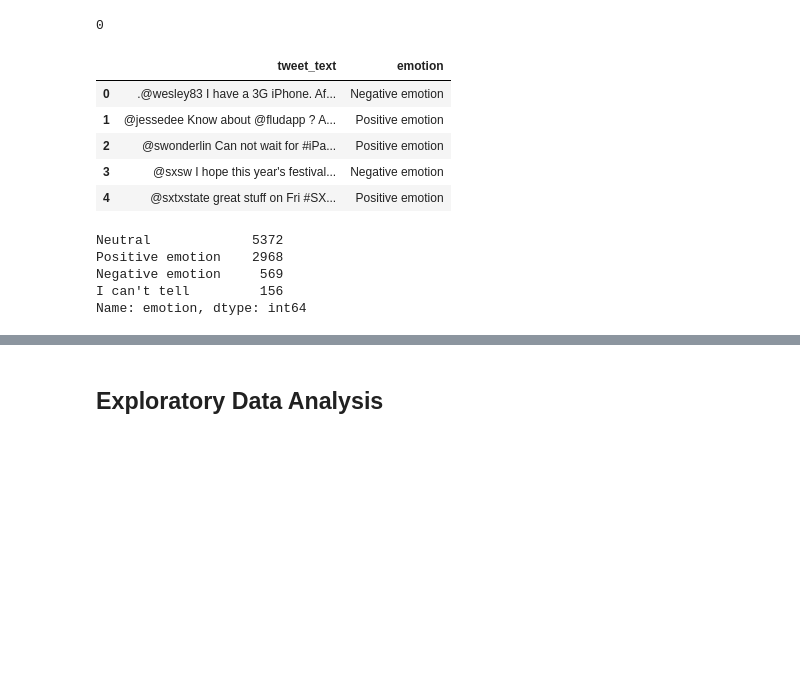
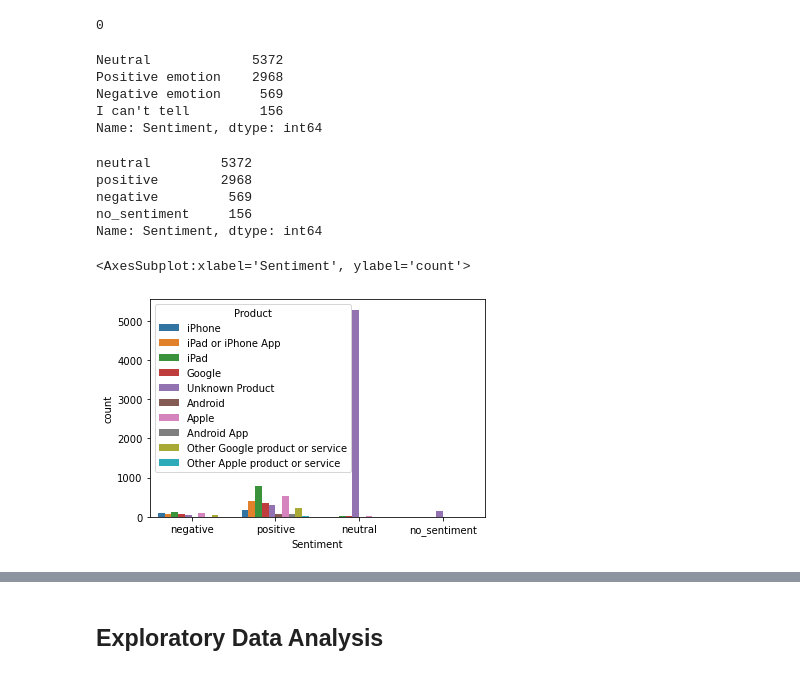
Before and after one commit to jgatharia/Phase_4_Project_, a Jupyter notebook: ruth.ipynb, the cells around one changed output, grey strips where cells are left out. Cells and saved outputs as stored; diff of their text form; code cells hidden in the pictures; blank space fills up the shorter version.

```diff
--- a/ruth.ipynb
+++ b/ruth.ipynb
@@ -123,17 +135,14 @@ data['tweet_text'].duplicated().sum()
 # %% [output]
 0
-# %%
-# Renaming column and 'No emotion toward a brand or product' category
-# Renaming'is_there_an_emotion_directed_at_a_brand_or_product'column to emotion to make it easy to work with
-
-data.rename(columns={'is_there_an_emotion_directed_at_a_brand_or_product': 'emotion'}, inplace=True)
+# %%
+# Renaming 'No emotion toward a brand or product' as neutral for easy analysis
+data['Sentiment'] = data['Sentiment'].replace({'No emotion toward brand or product': 'Neutral'})
 # %%
-# Previewing the first five rows to check if the column has been renamed.
-data.head()
+# Checking to see if the row has been renamed
+data.Sentiment.value_counts()
 # %% [output]
-|  | tweet_text | emotion |
-| 0 | .@wesley83 I have a 3G iPhone. Af... | Negative emotion |
-| 1 | @jessedee Know about @fludapp ? A... | Positive emotion |
-| 2 | @swonderlin Can not wait for #iPa... | Positive emotion |
-| 3 | @sxsw I hope this year's festival... | Negative emotion |
-| 4 | @sxtxstate great stuff on Fri #SX... | Positive emotion |
+Neutral             5372
+Positive emotion    2968
+Negative emotion     569
+I can't tell         156
+Name: Sentiment, dtype: int64
@@ -143,9 +149,24 @@ data['emotion'] = data['emotion'].replace({'No emotion toward brand or product':
-# %%
-# Checking to see if the row has been renamed
-data.emotion.value_counts()
-# %% [output]
-Neutral             5372
-Positive emotion    2968
-Negative emotion     569
-I can't tell         156
-Name: emotion, dtype: int64
+# %%
+#label encode sentiments
+
+label_encoder = {'Negative emotion': 'negative',
+                  'Positive emotion': 'positive',
+                  'I can\'t tell': 'no_sentiment',
+                  'Neutral': 'neutral'}
+
+data['Sentiment'] = data['Sentiment'].map(label_encoder)
+
+# Checking to see if the sentiments have been encoded
+data.Sentiment.value_counts()
+# %% [output]
+neutral         5372
+positive        2968
+negative         569
+no_sentiment     156
+Name: Sentiment, dtype: int64
+# %%
+#plot sentiment per product
+sns.countplot(x='Sentiment', hue='Product', data=data)
+# %% [output]
+<AxesSubplot:xlabel='Sentiment', ylabel='count'>
+[figure, added]
```
Also changed, not shown: parts of 39 cells of this notebook.
